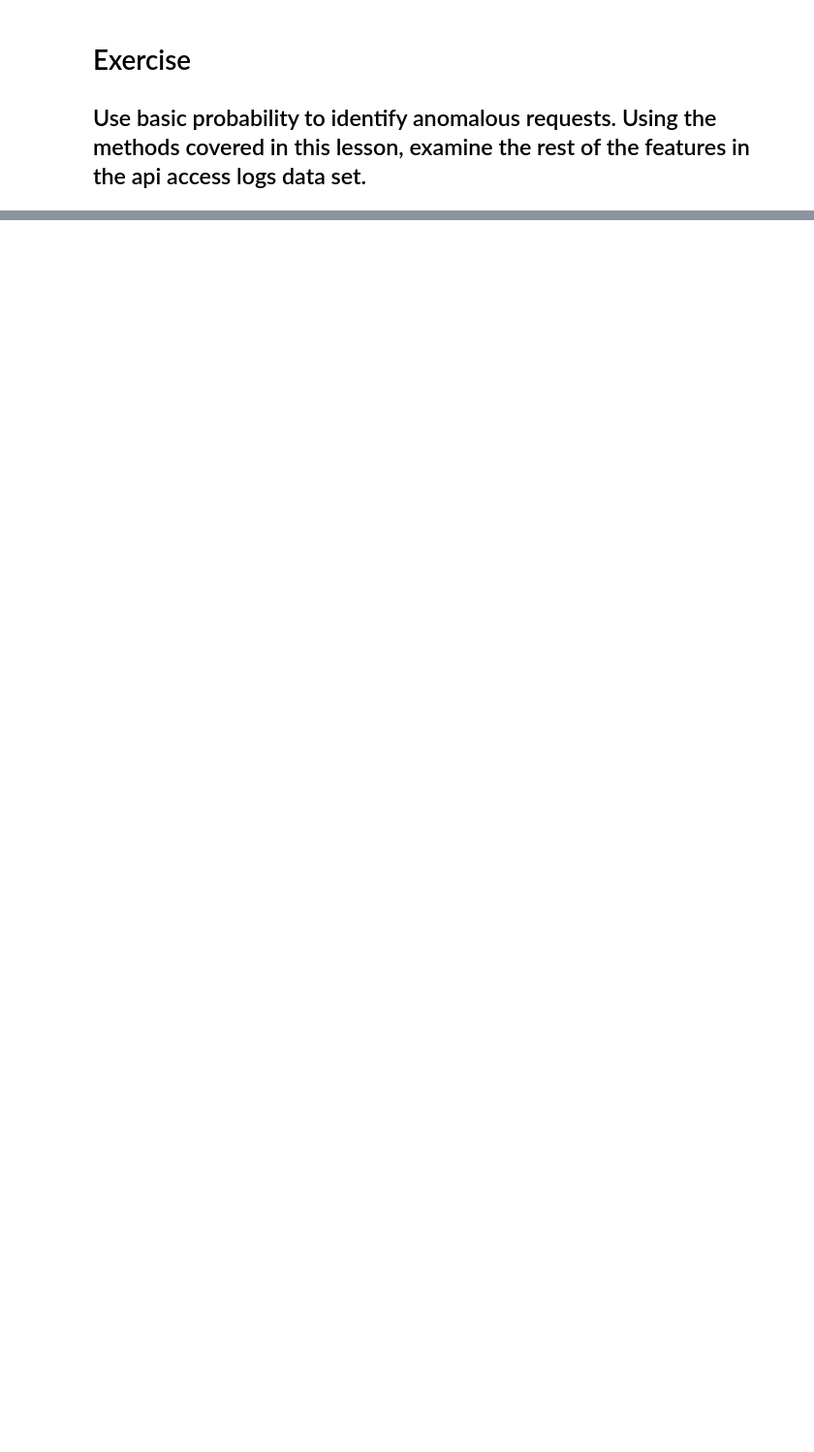
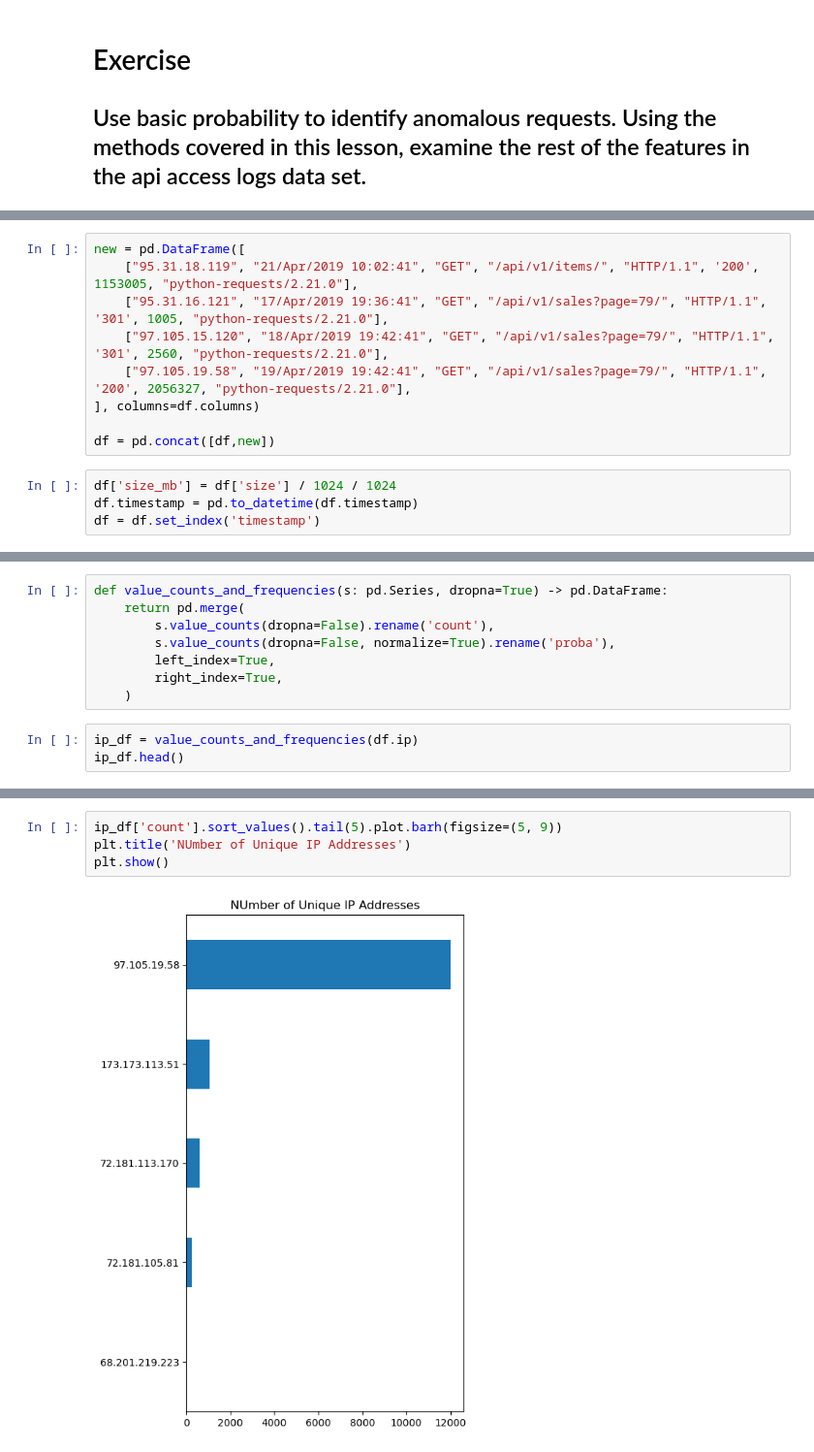
Before and after one commit to Marc-Aradillas/anomaly-detection-exercises, a Jupyter notebook: discrete_anomaly_detection.ipynb.ipynb, the cells around one changed output, grey strips where cells are left out. Shown at 97% size. Saved outputs shown, nothing was run; the diff lists cells and outputs as text; blank space fills up the shorter version.

```diff
--- a/discrete_anomaly_detection.ipynb.ipynb
+++ b/discrete_anomaly_detection.ipynb.ipynb
@@ -33,0 +39,13 @@ df.head()
+# %%
+new = pd.DataFrame([
+    ["95.31.18.119", "21/Apr/2019 10:02:41", "GET", "/api/v1/items/", "HTTP/1.1", '200', 1153005, "python-requests/2.21.0"],
+    ["95.31.16.121", "17/Apr/2019 19:36:41", "GET", "/api/v1/sales?page=79/", "HTTP/1.1", '301', 1005, "python-requests/2.21.0"],
+    ["97.105.15.120", "18/Apr/2019 19:42:41", "GET", "/api/v1/sales?page=79/", "HTTP/1.1", '301', 2560, "python-requests/2.21.0"],
+    ["97.105.19.58", "19/Apr/2019 19:42:41", "GET", "/api/v1/sales?page=79/", "HTTP/1.1", '200', 2056327, "python-requests/2.21.0"],
+], columns=df.columns)
+
+df = pd.concat([df,new])
+# %%
+df['size_mb'] = df['size'] / 1024 / 1024
+df.timestamp = pd.to_datetime(df.timestamp)
+df = df.set_index('timestamp')
@@ -33,0 +70,11 @@ df.head()
+# %%
+def value_counts_and_frequencies(s: pd.Series, dropna=True) -> pd.DataFrame:
+    return pd.merge(
+        s.value_counts(dropna=False).rename('count'),
+        s.value_counts(dropna=False, normalize=True).rename('proba'),
+        left_index=True,
+        right_index=True,
+    )
+# %%
+ip_df = value_counts_and_frequencies(df.ip)
+ip_df.head()
@@ -33,0 +88,6 @@ df.head()
+# %%
+ip_df['count'].sort_values().tail(5).plot.barh(figsize=(5, 9))
+plt.title('NUmber of Unique IP Addresses')
+plt.show()
+# %% [output]
+[figure, added]
```
Also changed, not shown: parts of 9 cells of this notebook.
